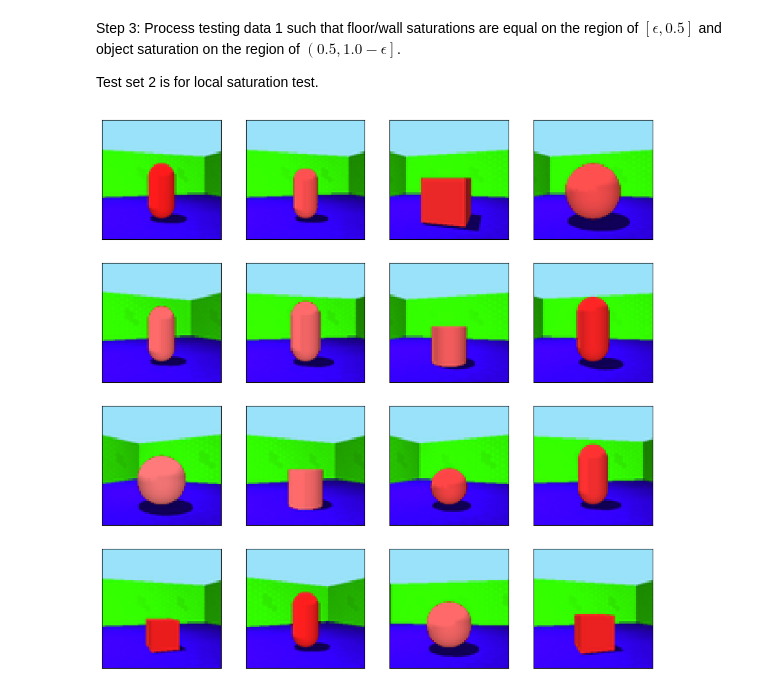
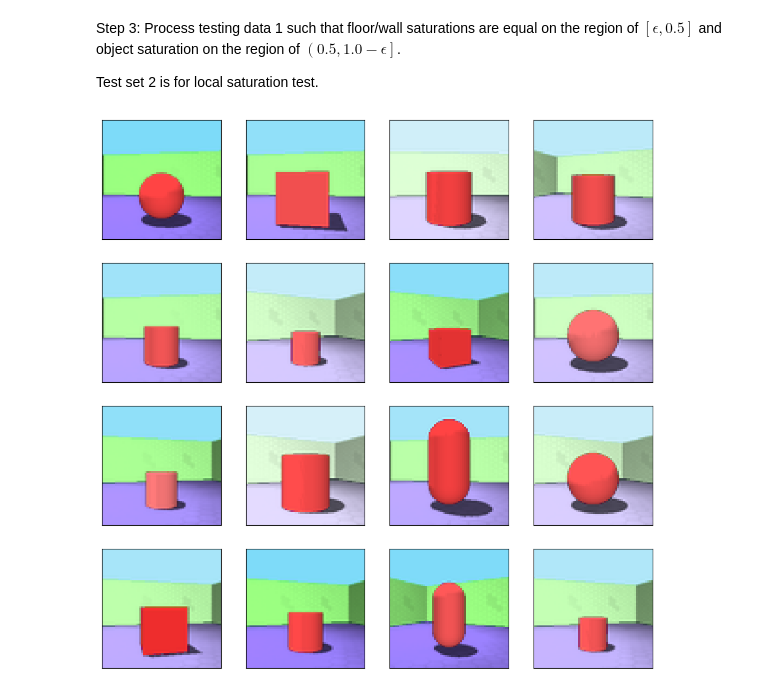
Before and after one commit to yy0555/SaturationShifted3dshapes, a Jupyter notebook: 3dshapes_saturation.ipynb, the cells around one changed output. Drawn from its saved outputs; the diff is of its cells as text; code cells hidden in the pictures.

```diff
--- a/3dshapes_saturation.ipynb
+++ b/3dshapes_saturation.ipynb
@@ -116,32 +116,34 @@ images_test_2 = np.zeros(shape=(num_bases*num_shift, 64, 64, 3), dtype=np.float3
 labels_test_2 = np.zeros(shape=num_bases*num_shift, dtype=np.float32)
 # Lop over base images and shift saturation locally on the object
 for i in tqdm(range(num_bases)):
     for j in range(num_shift):
         # Load target image
         target_image = images[i, :, :, :]*255.0
         # Load target label
         target_label = labels[i]
         # Convert image from RGB color space to HSV color space
         target_image = cv2.cvtColor(target_image, cv2.COLOR_BGR2HSV)
         # Set upper and lower bound on hue for masking
         hue_lower, hue_upper = np.array([210, 0, 0]), np.array([280, 255, 255])
         # Create mask on object
         mask = cv2.inRange(target_image, hue_lower, hue_upper)
         # Split HSV representation into HSV channels
         h, s, v = cv2.split(target_image)
         # Change value of saturation channel for object
-        s[mask==255] = 0.5 + 0.8/(2*(num_shift-1))*j
+        s[mask==255] = 0.5 + np.random.uniform(low=0.0, high=0.4)
+        # Change value of saturation channel for floor and wall
+        s[mask==0] = 0.1 + np.random.uniform(low=0.0, high=0.4)
         # Merge HSV back into target image
         target_image = cv2.merge([h, s, v])
         # Convert image from HSV color space to RGB color space
         target_image = cv2.cvtColor(target_image, cv2.COLOR_HSV2BGR)
         # Save saturation shifted image
         images_test_2[i*num_shift+j, :, :, :] = target_image
         # Save saturation shifted label
         labels_test_2[i*num_shift+j] = target_label
 # Visualise saturation shifted images
 show_images_grid(images_test_2, num_samples=num_bases*num_shift, num_images=16, random=True)
 # Save training data
 np.savez("3dshapes_satshifted_test_2.npz", images=images_test_2, labels=labels_test_2)
 # %% [output]
-[figure, old version]
+[figure, new version]
```
Also changed, not shown: parts of 1 cell of this notebook.
